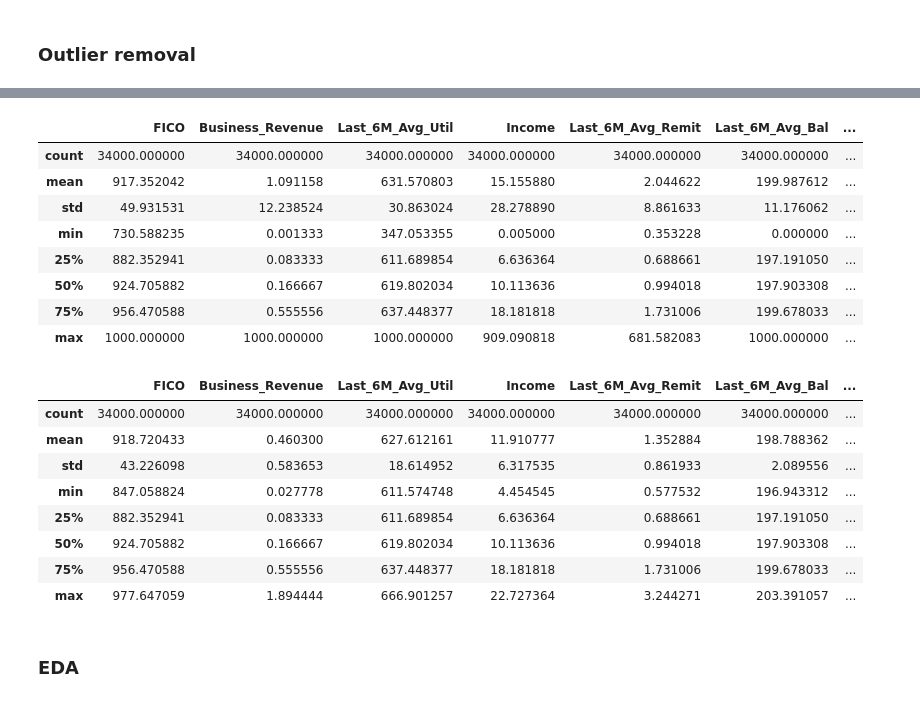
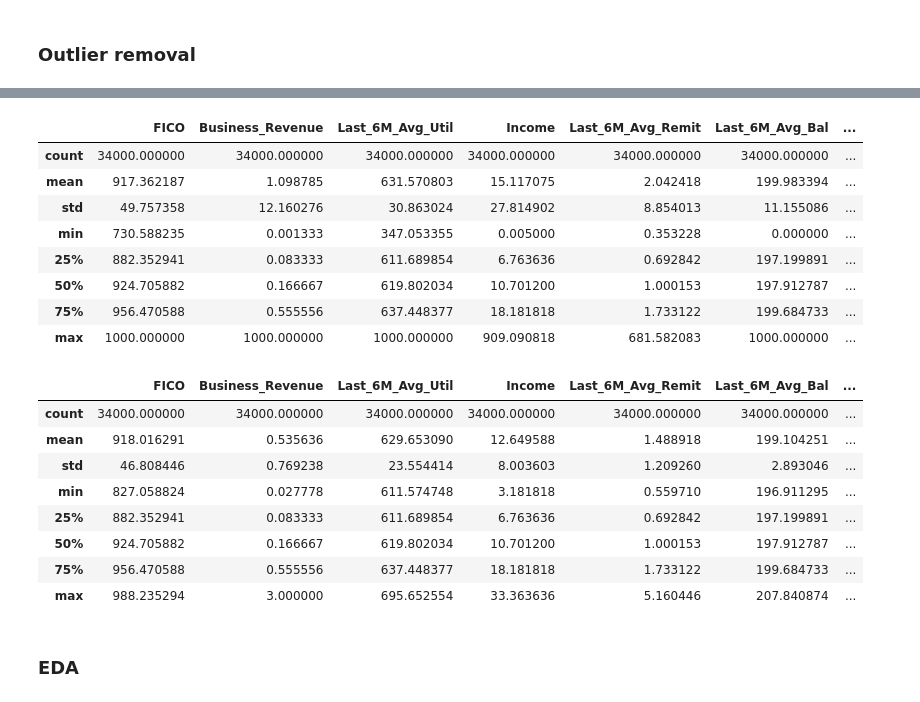
Before and after one commit to lalit-kumr/dsp_case_study, a Jupyter notebook: Assesment_case_study.ipynb, the cells around one changed output, grey strips where cells are left out. Drawn from its saved outputs; the diff is of its cells as text; code cells hidden in the pictures.

```diff
--- a/Assesment_case_study.ipynb
+++ b/Assesment_case_study.ipynb
@@ -9,3 +13,7 @@ import numpy as np
 # %%
-df = pd.read_excel('/content/drive/MyDrive/DSP assesment/Case Study - Regression-Classificaiton-Segmentation_2.xlsx',sheet_name='CustData')
-df_new_cust = pd.read_excel('/content/drive/MyDrive/DSP assesment/Case Study - Regression-Classificaiton-Segmentation_2.xlsx',sheet_name='NewCust')
+df = pd.read_excel('https://github.com/lalit-kumr/dsp_case_study/blob/main/Case%20Study%20-%20Regression-Classificaiton-Segmentation_2.xlsx?raw=true',
+                   sheet_name='CustData')
+
+
+df_new_cust = pd.read_excel('https://github.com/lalit-kumr/dsp_case_study/blob/main/Case%20Study%20-%20Regression-Classificaiton-Segmentation_2.xlsx?raw=true',
+                            sheet_name='NewCust')
@@ -131,10 +154,9 @@ df.Assigned_Line = cat_encoded.Assigned_Line
 # %% [markdown]
 ### Missing value imputation
 # %%
+import numpy as np
+from sklearn.impute import KNNImputer
 
- import numpy as np
- from sklearn.impute import KNNImputer
-
-
- imputer = KNNImputer(n_neighbors=2)
+#imputing missing values in df with the help of knn imputer
+imputer = KNNImputer(n_neighbors=5)
 df[:] = imputer.fit_transform(df)
@@ -166,29 +185,29 @@ df.describe()
 # %% [output]
 |  | FICO | Business_Revenue | Last_6M_Avg_Util | Income | Last_6M_Avg_Remit | Last_6M_Avg_Bal | ... |
 | count | 34000.000000 | 34000.000000 | 34000.000000 | 34000.000000 | 34000.000000 | 34000.000000 | ... |
-| mean | 917.352042 | 1.091158 | 631.570803 | 15.155880 | 2.044622 | 199.987612 | ... |
-| std | 49.931531 | 12.238524 | 30.863024 | 28.278890 | 8.861633 | 11.176062 | ... |
+| mean | 917.362187 | 1.098785 | 631.570803 | 15.117075 | 2.042418 | 199.983394 | ... |
+| std | 49.757358 | 12.160276 | 30.863024 | 27.814902 | 8.854013 | 11.155086 | ... |
 | min | 730.588235 | 0.001333 | 347.053355 | 0.005000 | 0.353228 | 0.000000 | ... |
-| 25% | 882.352941 | 0.083333 | 611.689854 | 6.636364 | 0.688661 | 197.191050 | ... |
-| 50% | 924.705882 | 0.166667 | 619.802034 | 10.113636 | 0.994018 | 197.903308 | ... |
-| 75% | 956.470588 | 0.555556 | 637.448377 | 18.181818 | 1.731006 | 199.678033 | ... |
+| 25% | 882.352941 | 0.083333 | 611.689854 | 6.763636 | 0.692842 | 197.199891 | ... |
+| 50% | 924.705882 | 0.166667 | 619.802034 | 10.701200 | 1.000153 | 197.912787 | ... |
+| 75% | 956.470588 | 0.555556 | 637.448377 | 18.181818 | 1.733122 | 199.684733 | ... |
 | max | 1000.000000 | 1000.000000 | 1000.000000 | 909.090818 | 681.582083 | 1000.000000 | ... |
 # %%
 #Now we will treat outliers in df
 from scipy.stats import mstats
 
 for x in df:
-  df.loc[:,x] = mstats.winsorize(df[x], limits=[0.10, 0.10])
+  df.loc[:,x] = mstats.winsorize(df[x], limits=[0.05, 0.05])
 df.describe()
 # %% [output]
 |  | FICO | Business_Revenue | Last_6M_Avg_Util | Income | Last_6M_Avg_Remit | Last_6M_Avg_Bal | ... |
 | count | 34000.000000 | 34000.000000 | 34000.000000 | 34000.000000 | 34000.000000 | 34000.000000 | ... |
-| mean | 918.720433 | 0.460300 | 627.612161 | 11.910777 | 1.352884 | 198.788362 | ... |
-| std | 43.226098 | 0.583653 | 18.614952 | 6.317535 | 0.861933 | 2.089556 | ... |
-| min | 847.058824 | 0.027778 | 611.574748 | 4.454545 | 0.577532 | 196.943312 | ... |
-| 25% | 882.352941 | 0.083333 | 611.689854 | 6.636364 | 0.688661 | 197.191050 | ... |
-| 50% | 924.705882 | 0.166667 | 619.802034 | 10.113636 | 0.994018 | 197.903308 | ... |
-| 75% | 956.470588 | 0.555556 | 637.448377 | 18.181818 | 1.731006 | 199.678033 | ... |
-| max | 977.647059 | 1.894444 | 666.901257 | 22.727364 | 3.244271 | 203.391057 | ... |
+| mean | 918.016291 | 0.535636 | 629.653090 | 12.649588 | 1.488918 | 199.104251 | ... |
+| std | 46.808446 | 0.769238 | 23.554414 | 8.003603 | 1.209260 | 2.893046 | ... |
+| min | 827.058824 | 0.027778 | 611.574748 | 3.181818 | 0.559710 | 196.911295 | ... |
+| 25% | 882.352941 | 0.083333 | 611.689854 | 6.763636 | 0.692842 | 197.199891 | ... |
+| 50% | 924.705882 | 0.166667 | 619.802034 | 10.701200 | 1.000153 | 197.912787 | ... |
+| 75% | 956.470588 | 0.555556 | 637.448377 | 18.181818 | 1.733122 | 199.684733 | ... |
+| max | 988.235294 | 3.000000 | 695.652554 | 33.363636 | 5.160446 | 207.840874 | ... |
 # %% [markdown]
 ### EDA
```
Also changed, not shown: parts of 33 cells of this notebook.
